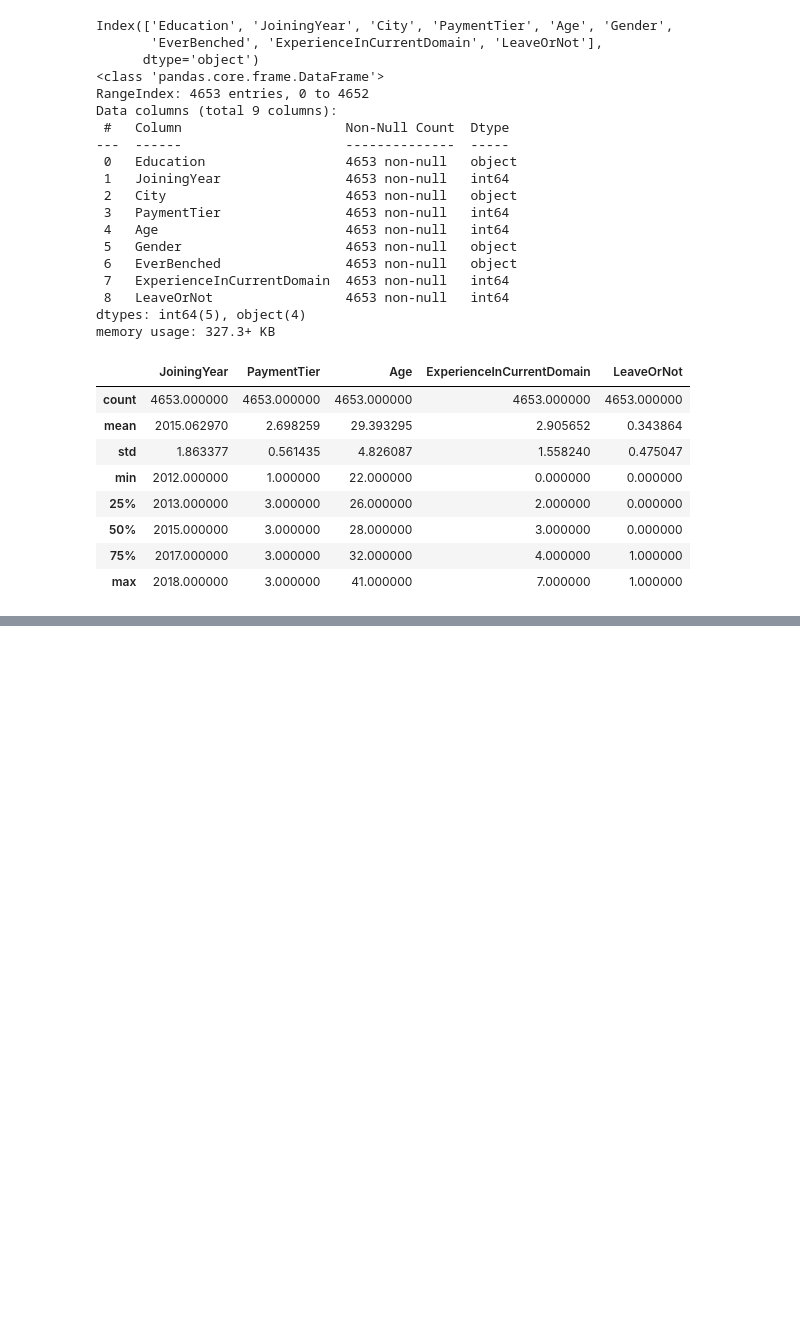
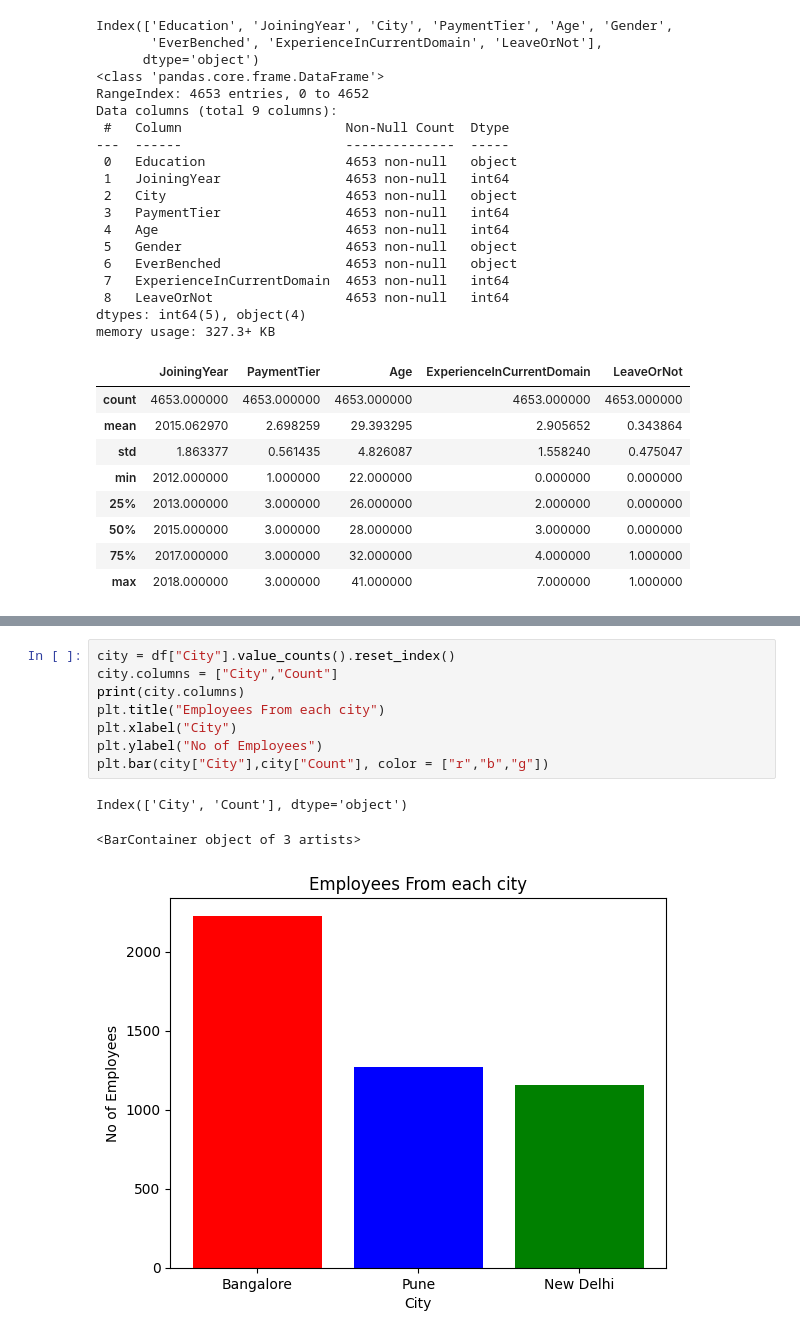
Before and after one commit to Sudheerkumar099/daily-tasks, a Jupyter notebook: 13-01-2026/session.ipynb, the cells around one changed output, grey strips where cells are left out. Drawn from its saved outputs; the diff is of its cells as text; blank space fills up the shorter version.

Commit message:
DailyTasks: [Sudheer] Analyzed and Applied Visualization the data

```diff
--- a/13-01-2026/session.ipynb
+++ b/13-01-2026/session.ipynb
@@ -123,0 +147,12 @@ print(df.sort_values("Age"))
+# %%
+city = df["City"].value_counts().reset_index()
+city.columns = ["City","Count"]
+print(city.columns)
+plt.title("Employees From each city")
+plt.xlabel("City")
+plt.ylabel("No of Employees")
+plt.bar(city["City"],city["Count"], color = ["r","b","g"])
+# %% [output]
+Index(['City', 'Count'], dtype='object')
+<BarContainer object of 3 artists>
+[figure, added]
```
Also changed, not shown: parts of 9 cells of this notebook.
